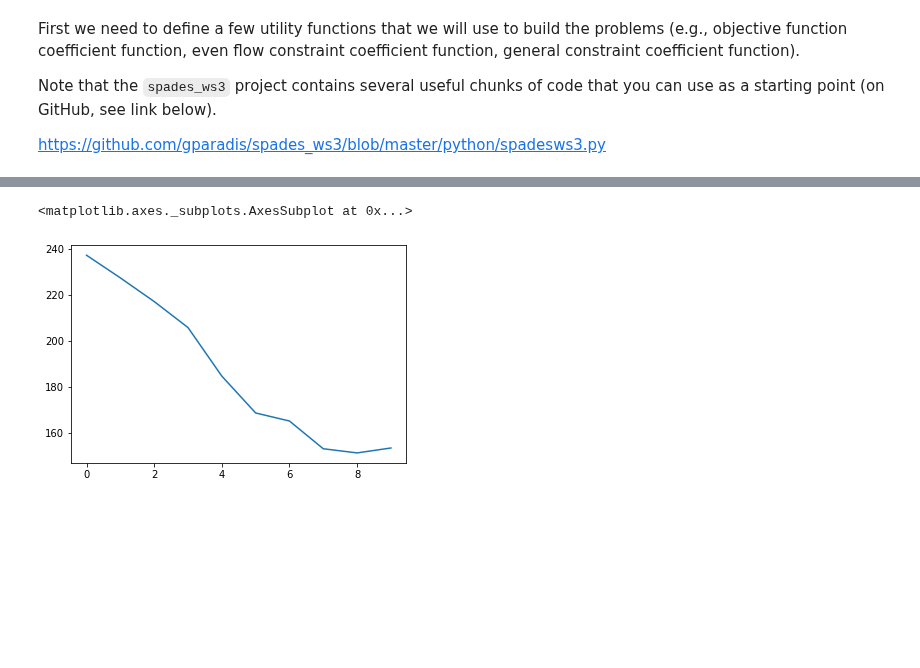
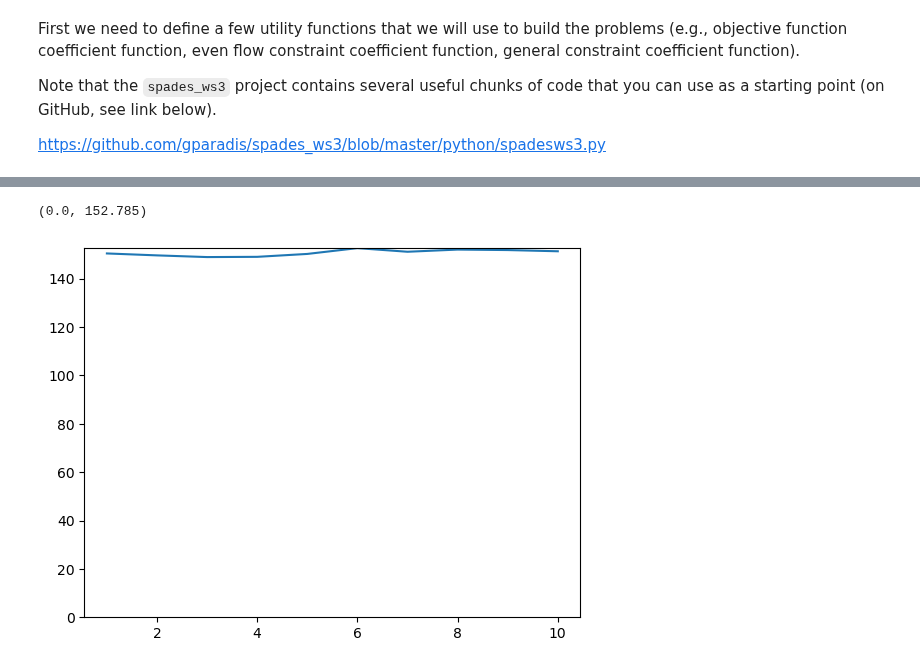
Before and after one commit to gparadis/model_prototype_0, a Jupyter notebook: model_run.ipynb, the cells around one changed output, grey strips where cells are left out. Cells and saved outputs as stored; diff of their text form; code cells hidden in the pictures; blank space fills up the shorter version.

```diff
--- a/model_run.ipynb
+++ b/model_run.ipynb
@@ -610,6 +284,6 @@ df
-# %%
-
-/df.areas).plot()
-# %% [output]
-<matplotlib.axes._subplots.AxesSubplot at 0x...>
-[figure, removed]
+# %%
+plt.plot(df.period, df.areas)
+plt.ylim(0, None)
+# %% [output]
+(0.0, 152.785)
+[figure, added]
```
Also changed, not shown: parts of 47 cells of this notebook, 1 other file.
